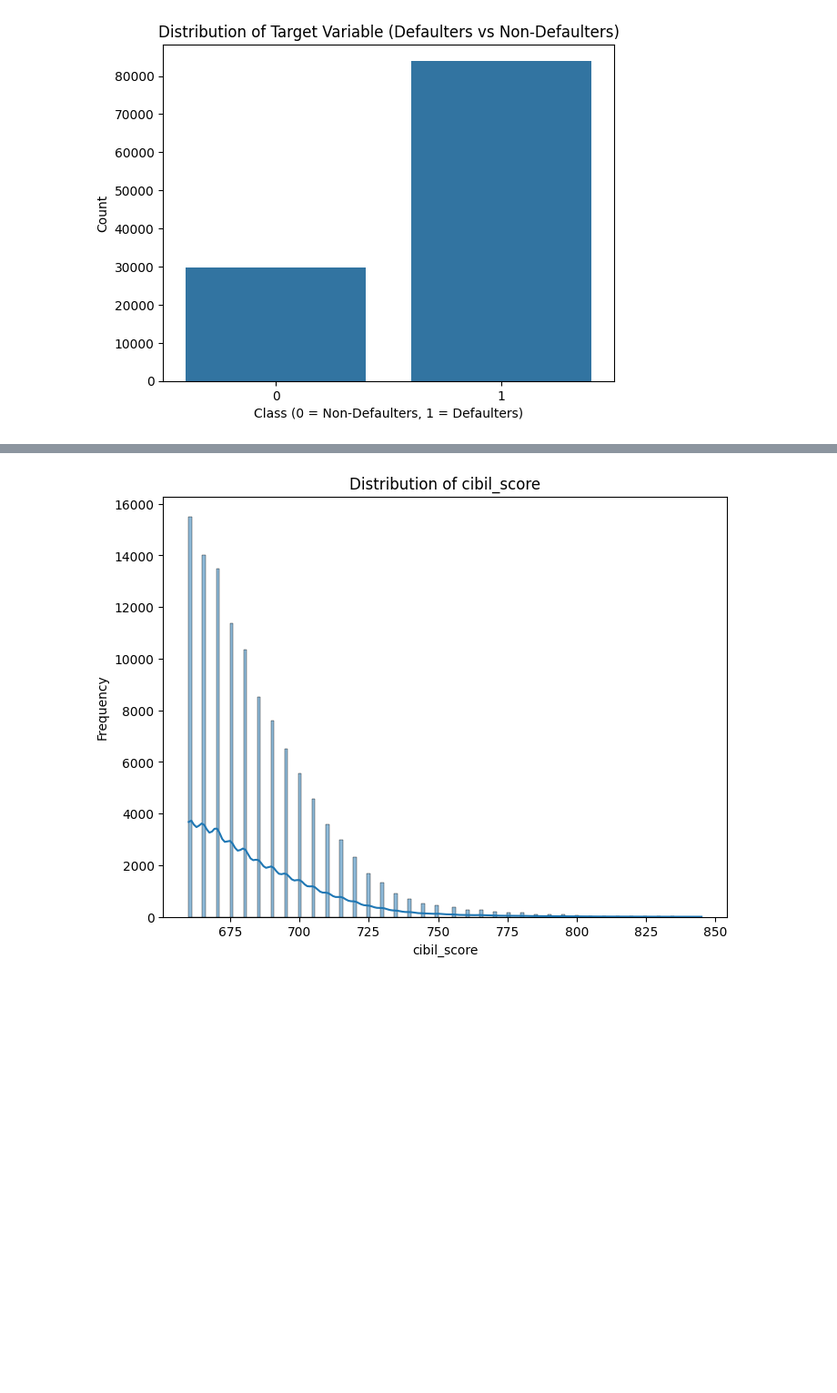
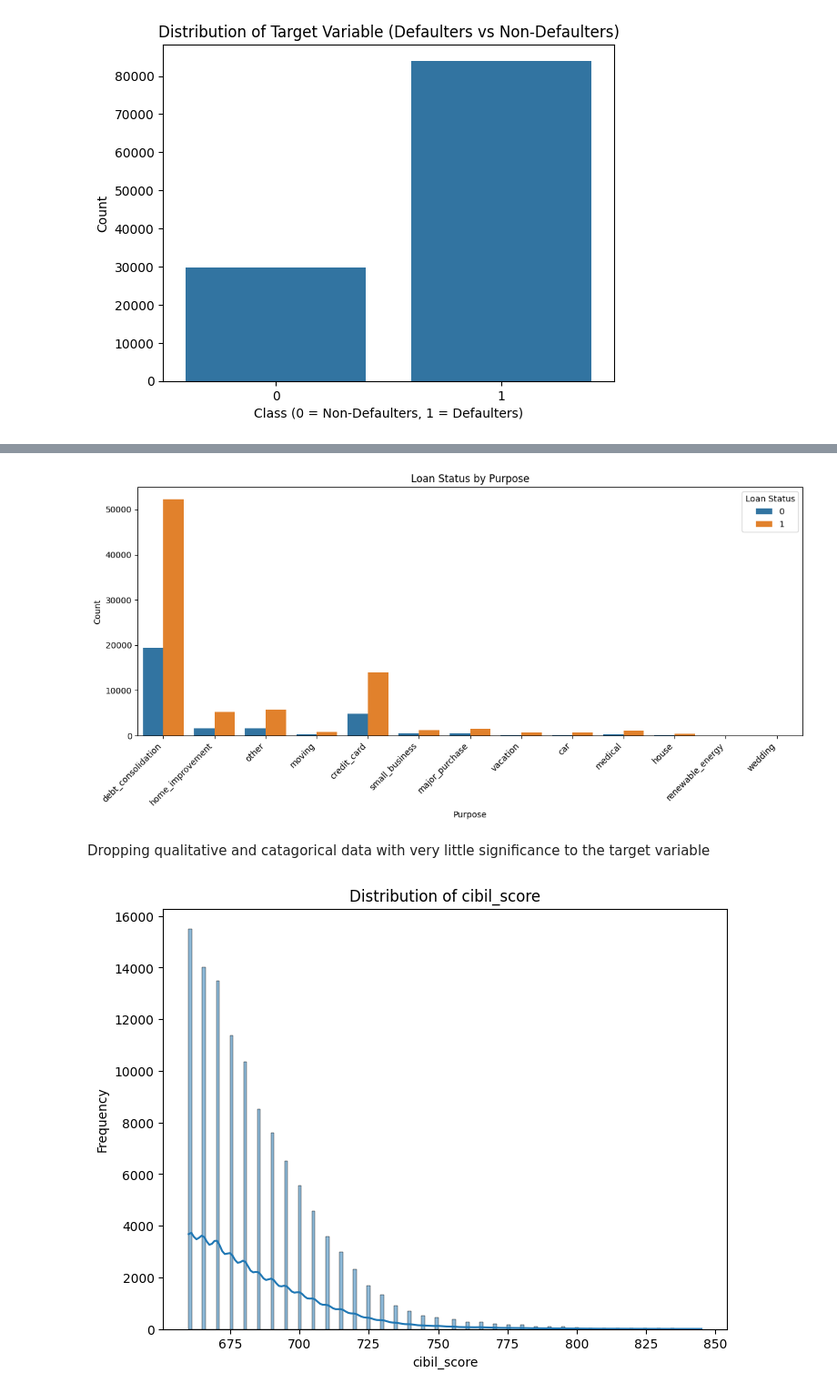
Before and after one commit to MeJaM35/DSW-NBFC, a Jupyter notebook: EDA.ipynb, the cells around one changed output, grey strips where cells are left out. Shown at 91% size. Saved outputs shown, nothing was run; the diff lists cells and outputs as text; code cells hidden in the pictures; blank space fills up the shorter version.

```diff
--- a/EDA.ipynb
+++ b/EDA.ipynb
@@ -126,3 +132,17 @@ Passing `palette` without assigning `hue` is deprecated and will be removed in v
+# %%
+plt.figure(figsize=(12, 6))
+sns.countplot(data=df, x='purpose', hue='loan_status')
+plt.title('Loan Status by Purpose')
+plt.xlabel('Purpose')
+plt.ylabel('Count')
+plt.xticks(rotation=45, ha='right')  # Rotate x-axis labels for better readability
+plt.legend(title='Loan Status')  # Add a legend
+plt.tight_layout()  # Adjust layout to prevent overlapping elements
+plt.show()
+# %% [output]
+[figure, added]
+# %% [markdown]
+Dropping qualitative and catagorical data with very little significance to the target variable
 # %%
 df = df.drop('purpose', axis=1)
 # %%
```
Also changed, not shown: parts of 38 cells of this notebook.
